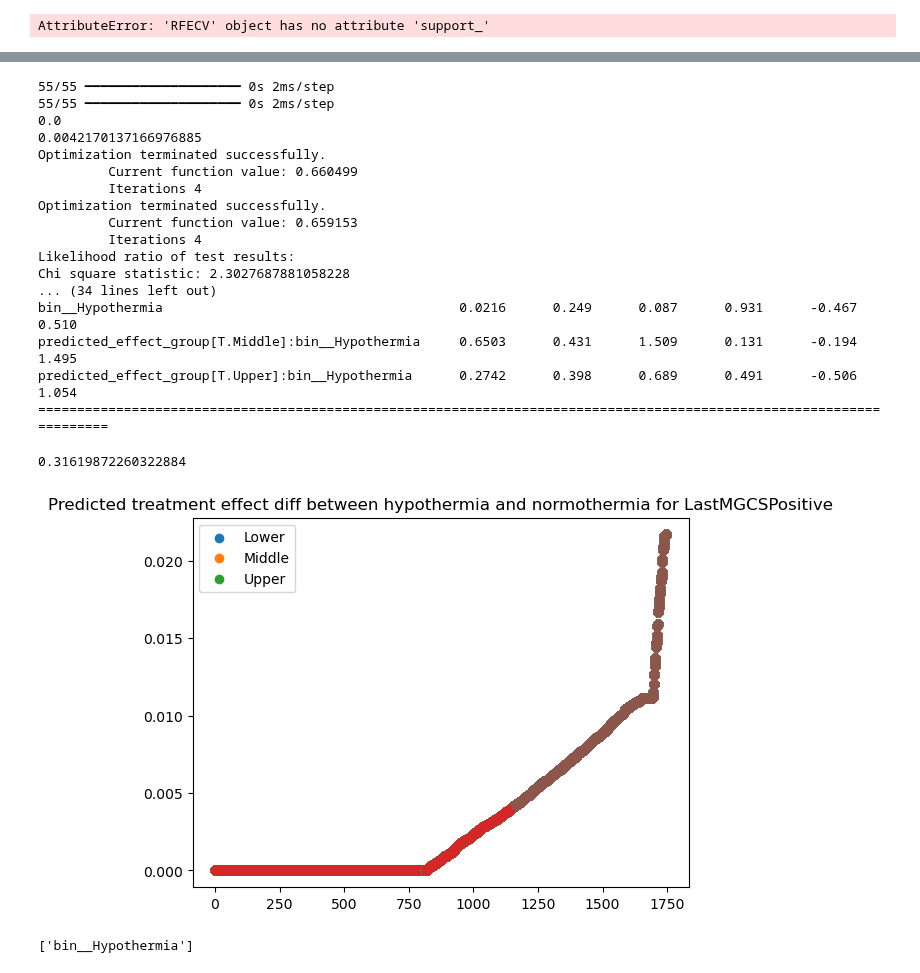
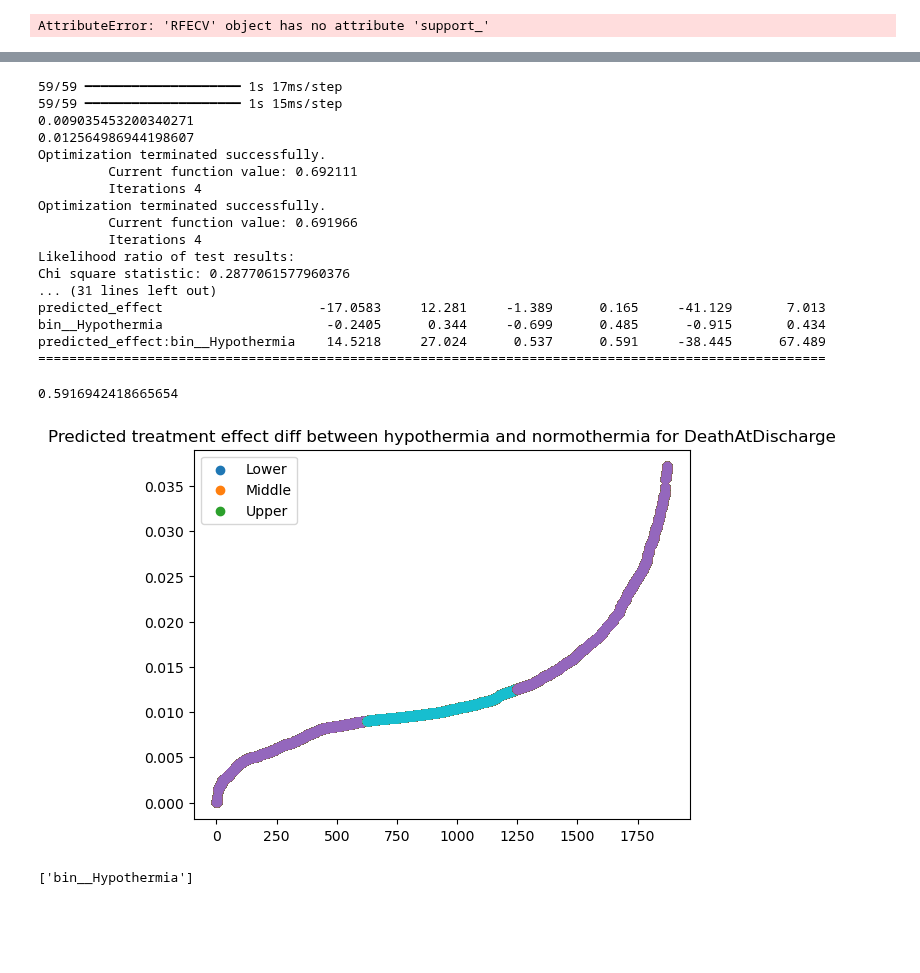
Before and after one commit to michelraskin/ttmhte, a Jupyter notebook: eICU/eICUAnalysisNeural.ipynb, the cells around one changed output, grey strips where cells are left out. Cells and saved outputs as stored; diff of their text form; code cells hidden in the pictures; blank space fills up the shorter version.

```diff
--- a/eICU/eICUAnalysisNeural.ipynb
+++ b/eICU/eICUAnalysisNeural.ipynb
@@ -123,6 +132,6 @@ myXValue.shape
 # %%
 def getDefaultPipelineSteps(X_train):
-    myNumericalColumns = X_train.columns[(X_train.nunique() > 5) & (X_train.dtypes != object)]
+    myNumericalColumns = X_train.columns[(X_train.nunique() > 7) & (X_train.dtypes != object)]
     myBinaryColumns = X_train.columns[X_train.nunique() == 2]
     myPreprocessor = getDefaultPreprocessor(aNumericalColumns=myNumericalColumns, aBinaryColumns=myBinaryColumns)
     return [('preprocessor', myPreprocessor), ('imputer', KNNImputer(n_neighbors=10))]#, ( ('sfs', SFS(LogisticRegression(),
@@ -196,0 +236,2 @@ Epoch 200/200
+# %%
+history = model.fit(X_train_transf, y_train, epochs=50, batch_size=32, validation_data=(X_test_transf, y_test))#, callbacks=[early_stopping])
@@ -197,13 +240,13 @@ Epoch 200/200
 # %%
-model2 = XGBClassifier()
-model2.fit(X_train_transf, y_train)
-y_pred = model2.predict(X_test_transf)
-y_pred_proba = model2.predict_proba(X_test_transf)[:,1]
-print(f'acc: {accuracy_score(y_test, y_pred)}')
-print(f'roc auc: {roc_auc_score(y_test, y_pred_proba)}')
+# model2 = XGBClassifier(max_depth=100)
+# model2.fit(X_train_transf.to_numpy(), y_train)
+# y_pred = model2.predict(X_test_transf)
+# y_pred_proba = model2.predict_proba(X_test_transf)[:,1]
+# print(f'acc: {accuracy_score(y_test, y_pred)}')
+# print(f'roc auc: {roc_auc_score(y_test, y_pred_proba)}')
 
-y_pred = model2.predict(X_train_transf)
-y_pred_proba = model2.predict_proba(X_train_transf)[:,1]
-print(f'acc: {accuracy_score(y_train, y_pred)}')
-print(f'roc auc: {roc_auc_score(y_train, y_pred_proba)}')
+# y_pred = model2.predict(X_train_transf)
+# y_pred_proba = model2.predict_proba(X_train_transf)[:,1]
+# print(f'acc: {accuracy_score(y_train, y_pred)}')
+# print(f'roc auc: {roc_auc_score(y_train, y_pred_proba)}')
 # %% [output]
@@ -388,14 +431,14 @@ def getTreatmentEffectDiff(X_train, y_train, aModel, aCategory = 'CPC12', aGroup
     if upper_third == lower_third:
         print(f'No effect difference')
         return 1
-    myData = pd.concat([X_train[aGroup], myNewDf['predicted_effect_group'], y_train], axis=1)
+    myData = pd.concat([X_train[aGroup], myNewDf['predicted_effect'], y_train], axis=1)
     model1 = smf.logit(
-        f'{aCategory} ~ predicted_effect_group + {aGroup}',
+        f'{aCategory} ~ predicted_effect + {aGroup}',
         data=myData
     ).fit()
 
     model2 = smf.logit(
-        f'{aCategory} ~ predicted_effect_group * {aGroup}',
+        f'{aCategory} ~ predicted_effect * {aGroup}',
         data=myData
     ).fit()
 
@@ -428,25 +456,25 @@ Name: LastMGCSPositive, Length: 1746, dtype: int64
 # %%
 # getTreatmentEffectDiff(myXValue, myYValue, myBestModel, 'LastGCS15', 'Hypothermia')
 # myNewDf = pd.DataFrame()
 # myNewDf['predicted_effect_group'] = myBestModel.predict(X_test)
-getTreatmentEffectDiff(X_train_transf, y_train, model, 'LastMGCSPositive', 'bin__Hypothermia')
+getTreatmentEffectDiff(X_train_transf, y_train, model, 'DeathAtDischarge', 'bin__Hypothermia')
 # %% [output]
-55/55 ━━━━━━━━━━━━━━━━━━━━ 0s 2ms/step
-55/55 ━━━━━━━━━━━━━━━━━━━━ 0s 2ms/step
-0.0
-0.0042170137166976885
+59/59 ━━━━━━━━━━━━━━━━━━━━ 1s 17ms/step
+59/59 ━━━━━━━━━━━━━━━━━━━━ 1s 15ms/step
+0.009035453200340271
+0.012564986944198607
 Optimization terminated successfully.
-         Current function value: 0.660499
+         Current function value: 0.692111
          Iterations 4
 Optimization terminated successfully.
-         Current function value: 0.659153
+         Current function value: 0.691966
          Iterations 4
 Likelihood ratio of test results:
-Chi square statistic: 2.3027687881058228
-... (34 lines left out)
-bin__Hypothermia                                      0.0216      0.249      0.087      0.931      -0.467       0.510
-predicted_effect_group[T.Middle]:bin__Hypothermia     0.6503      0.431      1.509      0.131      -0.194       1.495
-predicted_effect_group[T.Upper]:bin__Hypothermia      0.2742      0.398      0.689      0.491      -0.506       1.054
-=====================================================================================================================
+Chi square statistic: 0.2877061577960376
+... (31 lines left out)
+predicted_effect                    -17.0583     12.281     -1.389      0.165     -41.129       7.013
+bin__Hypothermia                     -0.2405      0.344     -0.699      0.485      -0.915       0.434
+predicted_effect:bin__Hypothermia    14.5218     27.024      0.537      0.591     -38.445      67.489
+=====================================================================================================
-0.31619872260322884
+0.5916942418665654
-[figure, old version]
+[figure, new version]
```
Also changed, not shown: parts of 17 cells of this notebook, 3 other files.
